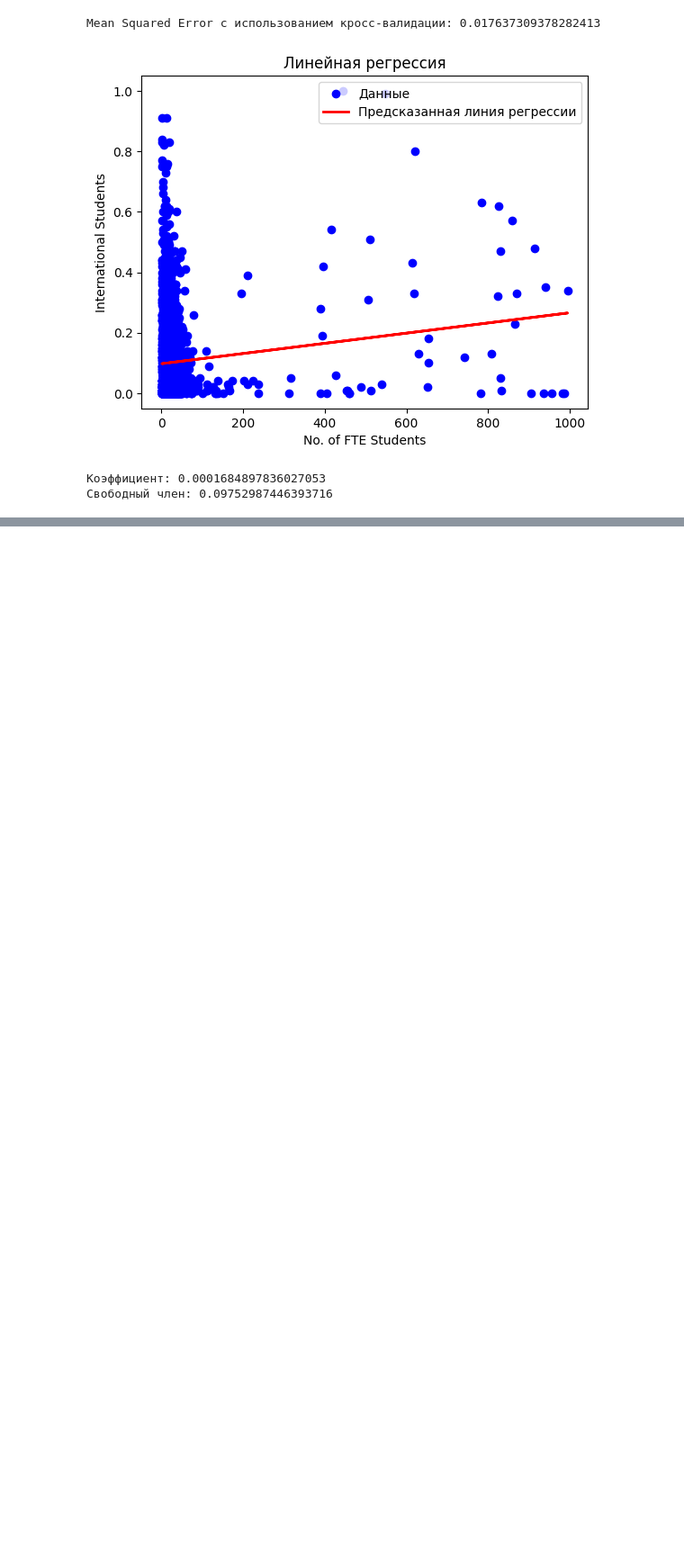
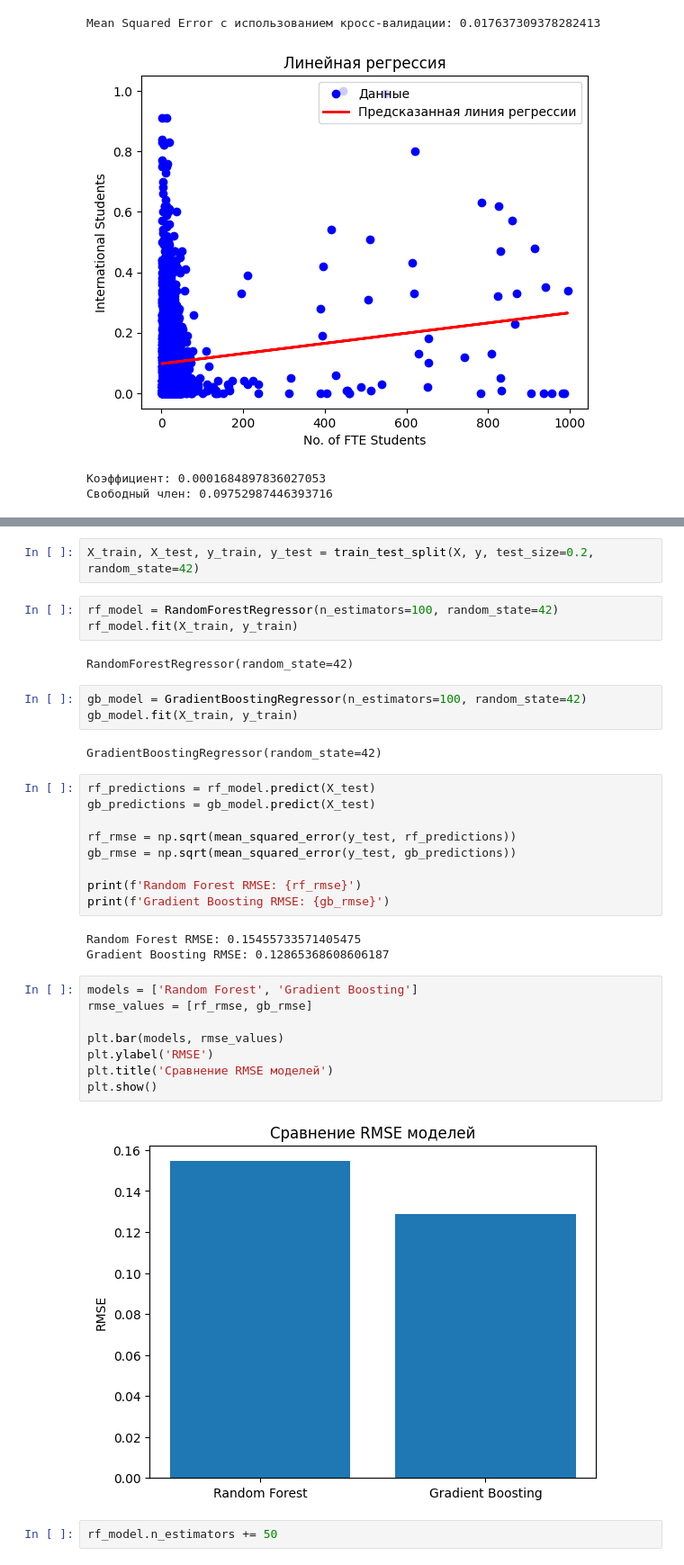
Before and after one commit to Dimonage/AnalizVUZ, a Jupyter notebook: GubarevAnalizVUZ.ipynb, the cells around one changed output, grey strips where cells are left out. Shown: that part at 90% size. Saved outputs shown, nothing was run; the diff lists cells and outputs as text; blank space fills up the shorter version.

Commit message:
Использование ансамблевых методов, для анализа наиболее подходящих моделей исследования

```diff
--- a/GubarevAnalizVUZ.ipynb
+++ b/GubarevAnalizVUZ.ipynb
@@ -428,0 +429,36 @@ plt.show()
+# %%
+X_train, X_test, y_train, y_test = train_test_split(X, y, test_size=0.2, random_state=42)
+# %%
+rf_model = RandomForestRegressor(n_estimators=100, random_state=42)
+rf_model.fit(X_train, y_train)
+# %% [output]
+RandomForestRegressor(random_state=42)
+# %%
+gb_model = GradientBoostingRegressor(n_estimators=100, random_state=42)
+gb_model.fit(X_train, y_train)
+# %% [output]
+GradientBoostingRegressor(random_state=42)
+# %%
+rf_predictions = rf_model.predict(X_test)
+gb_predictions = gb_model.predict(X_test)
+
+rf_rmse = np.sqrt(mean_squared_error(y_test, rf_predictions))
+gb_rmse = np.sqrt(mean_squared_error(y_test, gb_predictions))
+
+print(f'Random Forest RMSE: {rf_rmse}')
+print(f'Gradient Boosting RMSE: {gb_rmse}')
+# %% [output]
+Random Forest RMSE: 0.15455733571405475
+Gradient Boosting RMSE: 0.12865368608606187
+# %%
+models = ['Random Forest', 'Gradient Boosting']
+rmse_values = [rf_rmse, gb_rmse]
+
+plt.bar(models, rmse_values)
+plt.ylabel('RMSE')
+plt.title('Сравнение RMSE моделей')
+plt.show()
+# %% [output]
+[figure, added]
+# %%
+rf_model.n_estimators += 50
```
Also changed, not shown: parts of 9 cells of this notebook.
